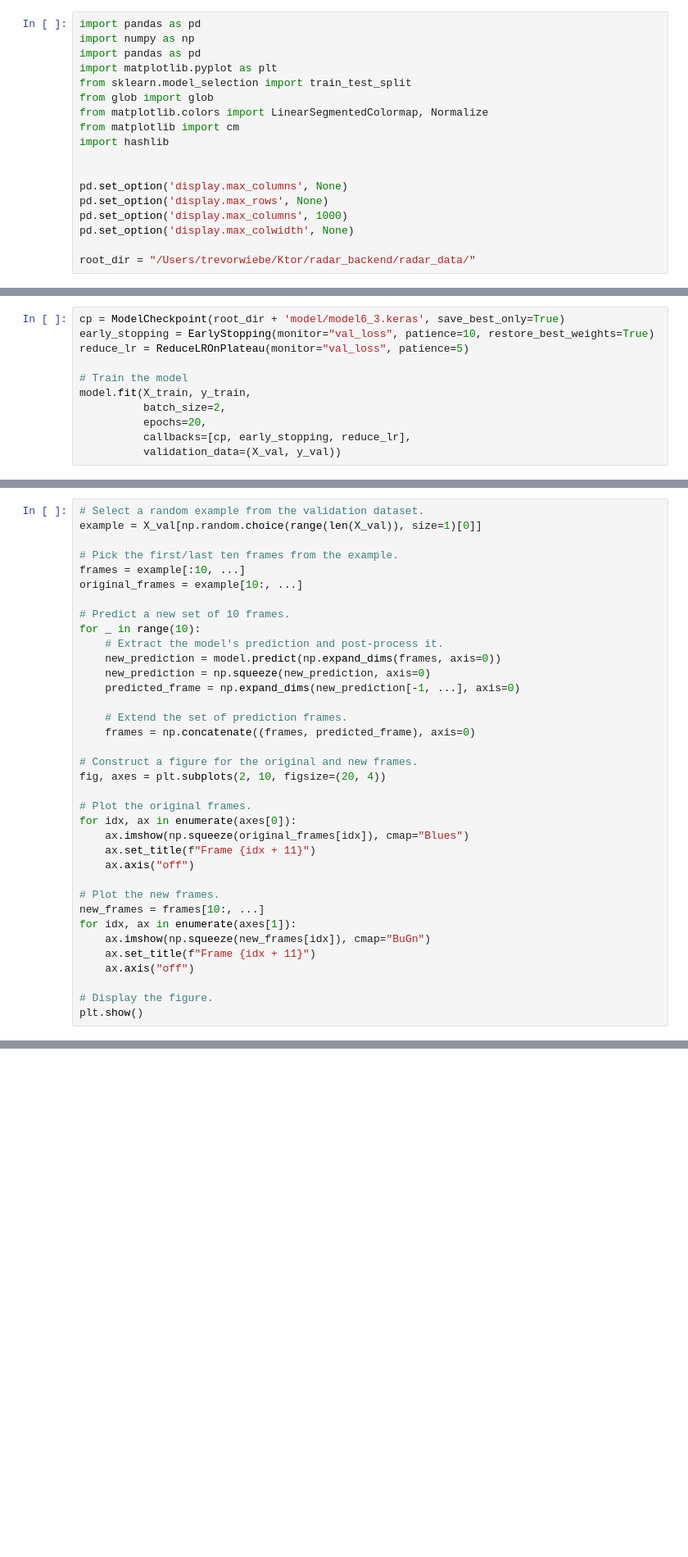
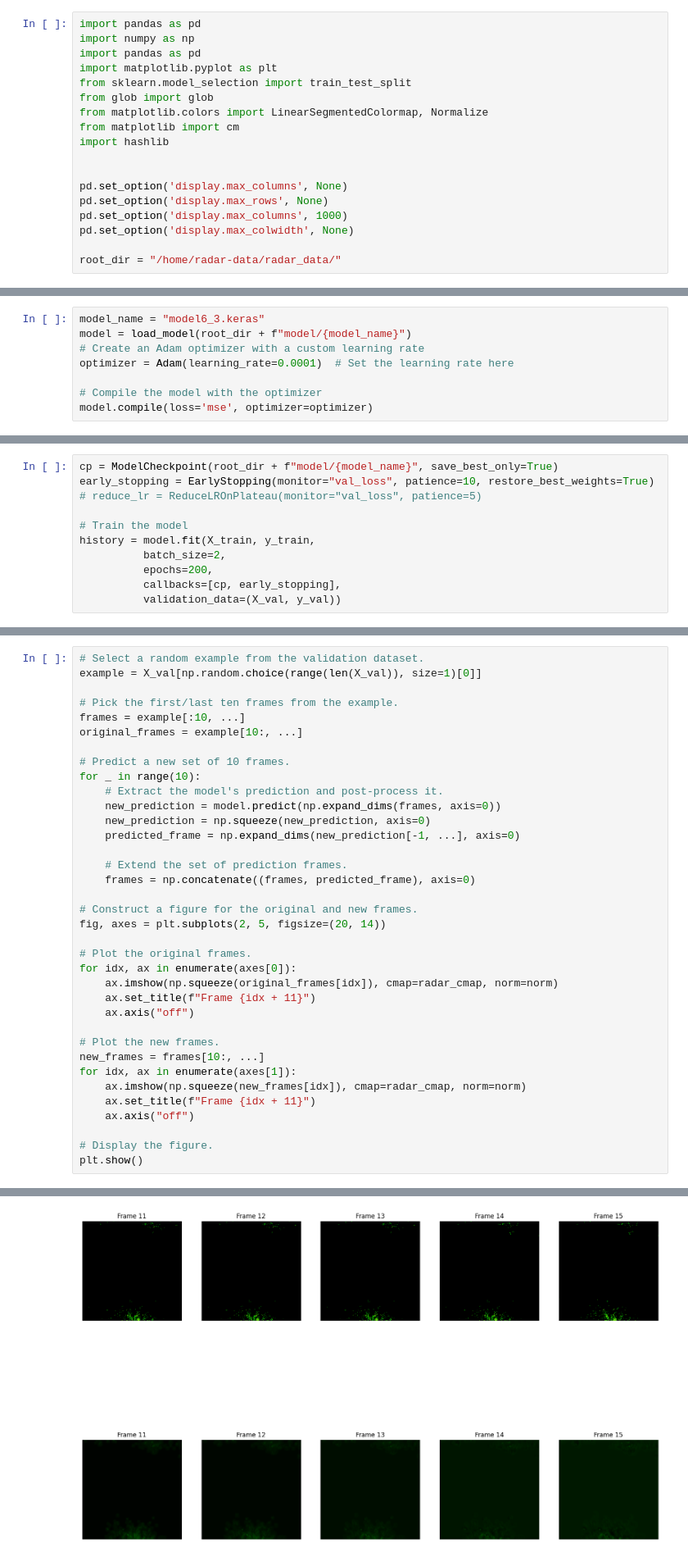
Before and after one commit to prediction-radar/api, a Jupyter notebook: radar_data/notebooks/radar_data_processing_6.ipynb, the cells around one changed output, grey strips where cells are left out. Shown at 82% size. Drawn from its saved outputs; the diff is of its cells as text; blank space fills up the shorter version.

```diff
--- a/radar_data/notebooks/radar_data_processing_6.ipynb
+++ b/radar_data/notebooks/radar_data_processing_6.ipynb
@@ -15,7 +15,7 @@ pd.set_option('display.max_rows', None)
 pd.set_option('display.max_columns', 1000)
 pd.set_option('display.max_colwidth', None)
 
-root_dir = "/Users/trevorwiebe/Ktor/radar_backend/radar_data/"
+root_dir = "/home/radar-data/radar_data/"
 # %%
 # Load the .npy files into a list
 npy_files = sorted(glob(root_dir + 'data/npy_files/*.npy'))
@@ -267,0 +297,8 @@ model.summary()
+# %%
+model_name = "model6_3.keras"
+model = load_model(root_dir + f"model/{model_name}")
+# Create an Adam optimizer with a custom learning rate
+optimizer = Adam(learning_rate=0.0001)  # Set the learning rate here
+
+# Compile the model with the optimizer
+model.compile(loss='mse', optimizer=optimizer)
@@ -315,11 +364,11 @@ print("Minimum memory required to work with this model is: %.2f" %mem_for_my_mod
 # %%
-cp = ModelCheckpoint(root_dir + 'model/model6_3.keras', save_best_only=True)
+cp = ModelCheckpoint(root_dir + f"model/{model_name}", save_best_only=True)
 early_stopping = EarlyStopping(monitor="val_loss", patience=10, restore_best_weights=True)
-reduce_lr = ReduceLROnPlateau(monitor="val_loss", patience=5)
+# reduce_lr = ReduceLROnPlateau(monitor="val_loss", patience=5)
 
 # Train the model
-model.fit(X_train, y_train,
+history = model.fit(X_train, y_train,
           batch_size=2,
-          epochs=20,
-          callbacks=[cp, early_stopping, reduce_lr],
+          epochs=200,
+          callbacks=[cp, early_stopping],
           validation_data=(X_val, y_val))
@@ -342,20 +460,21 @@ for _ in range(10):
     frames = np.concatenate((frames, predicted_frame), axis=0)
 
 # Construct a figure for the original and new frames.
-fig, axes = plt.subplots(2, 10, figsize=(20, 4))
+fig, axes = plt.subplots(2, 5, figsize=(20, 14))
 
 # Plot the original frames.
 for idx, ax in enumerate(axes[0]):
-    ax.imshow(np.squeeze(original_frames[idx]), cmap="Blues")
+    ax.imshow(np.squeeze(original_frames[idx]), cmap=radar_cmap, norm=norm)
     ax.set_title(f"Frame {idx + 11}")
     ax.axis("off")
 
 # Plot the new frames.
 new_frames = frames[10:, ...]
 for idx, ax in enumerate(axes[1]):
-    ax.imshow(np.squeeze(new_frames[idx]), cmap="BuGn")
+    ax.imshow(np.squeeze(new_frames[idx]), cmap=radar_cmap, norm=norm)
     ax.set_title(f"Frame {idx + 11}")
     ax.axis("off")
 
 # Display the figure.
 plt.show()
+# %% [output]
@@ -362,3 +491,4 @@ plt.show()
+[figure, added]
 # %%
 # Select a few random examples from the dataset.
 examples = X_test[np.random.choice(range(len(X_test)), size=1)]
```
Also changed, not shown: parts of 11 cells of this notebook, 1 other file.
